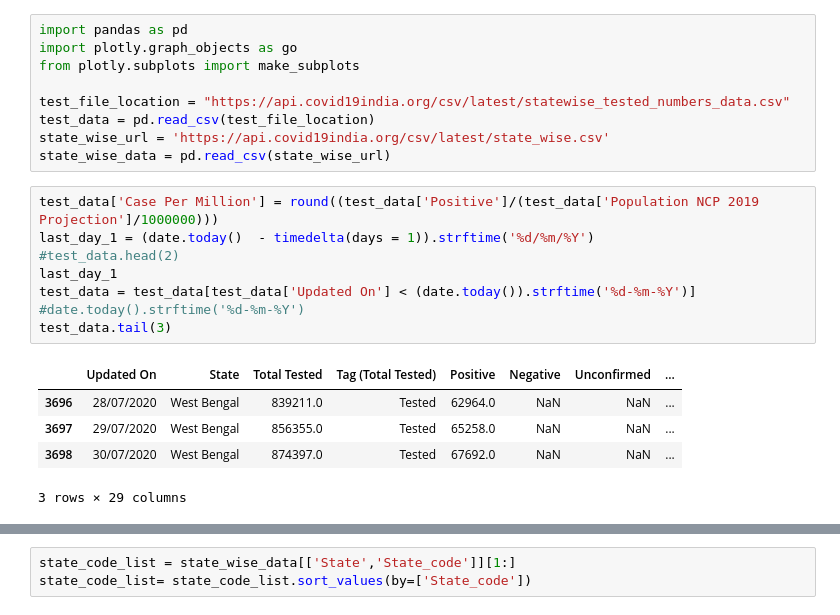
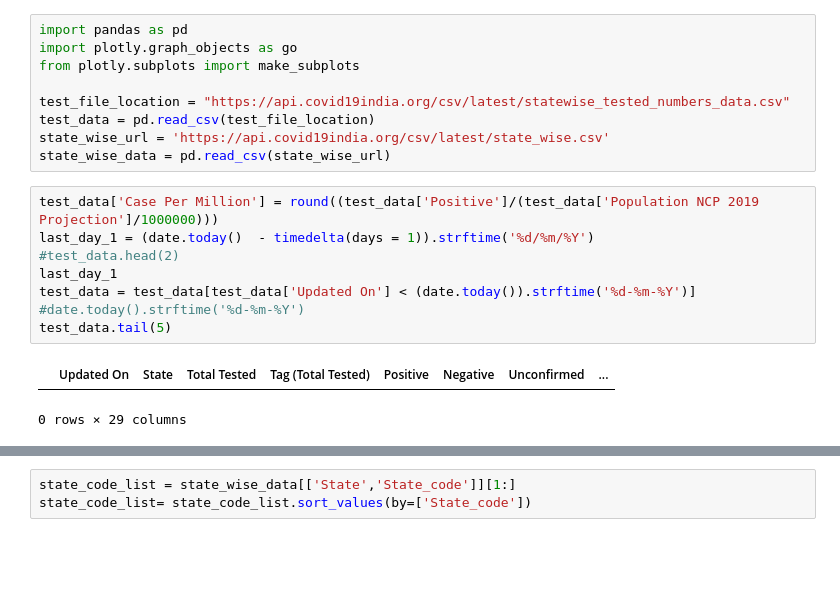
Before and after one commit to techie-corner/covid-india, a Jupyter notebook: Covid-india.ipynb, the cells around one changed output, grey strips where cells are left out. Saved outputs shown, nothing was run; the diff lists cells and outputs as text; blank space fills up the shorter version.

```diff
--- a/Covid-india.ipynb
+++ b/Covid-india.ipynb
@@ -632,16 +632,13 @@ state_wise_data = pd.read_csv(state_wise_url)
 # %%
 test_data['Case Per Million'] = round((test_data['Positive']/(test_data['Population NCP 2019 Projection']/1000000)))
 last_day_1 = (date.today()  - timedelta(days = 1)).strftime('%d/%m/%Y')
 #test_data.head(2)
 last_day_1
 test_data = test_data[test_data['Updated On'] < (date.today()).strftime('%d-%m-%Y')]
 #date.today().strftime('%d-%m-%Y')
-test_data.tail(3)
+test_data.tail(5)
 # %% [output]
 |  | Updated On | State | Total Tested | Tag (Total Tested) | Positive | Negative | Unconfirmed | ... |
-| 3696 | 28/07/2020 | West Bengal | 839211.0 | Tested | 62964.0 | NaN | NaN | ... |
-| 3697 | 29/07/2020 | West Bengal | 856355.0 | Tested | 65258.0 | NaN | NaN | ... |
-| 3698 | 30/07/2020 | West Bengal | 874397.0 | Tested | 67692.0 | NaN | NaN | ... |
-3 rows × 29 columns
+0 rows × 29 columns
 # %%
 group_data = test_data.groupby('State')
```
Also changed, not shown: parts of 22 cells of this notebook, 1 other file.
